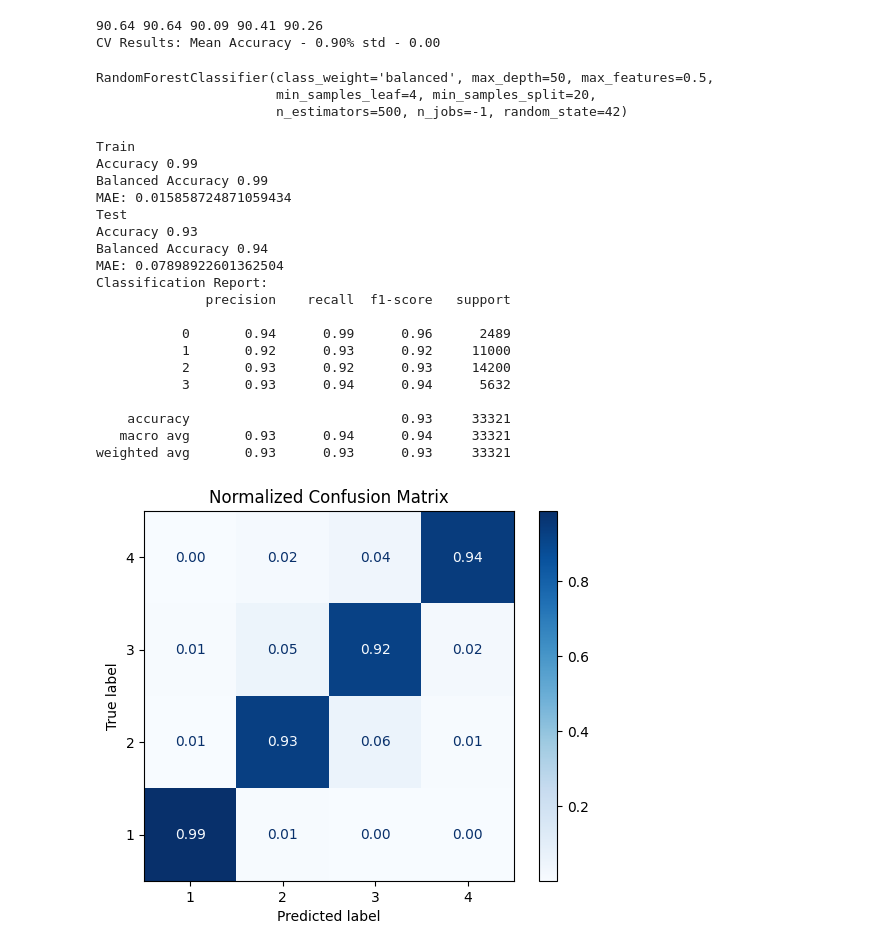
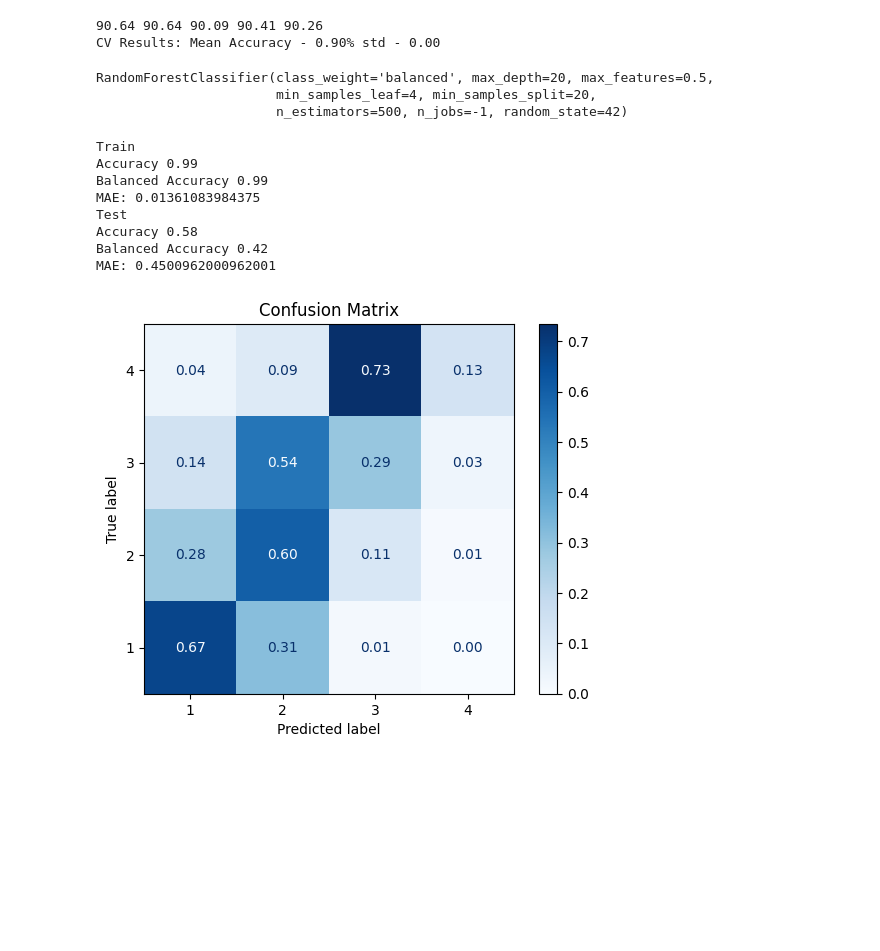
Before and after one commit to CanFam23/avy-forecasting, a Jupyter notebook: notebooks/model/forest.ipynb, the cells around one changed output. Drawn from its saved outputs; the diff is of its cells as text; code cells hidden in the pictures; blank space fills up the shorter version.

Commit message:
Retrain forest with fixed data

```diff
--- a/notebooks/model/forest.ipynb
+++ b/notebooks/model/forest.ipynb
@@ -34,8 +34,9 @@ seed = 42
 #     dff0 = pd.concat([dff0, df])
 # print(dff0.shape)
 
-dff0 = pd.read_csv("../../data/training_combined/training_combined_3.csv")
-# dff0 = dff0[dff0['slope_angle'] > 0] # Removing flat slopes increases accuracy by about 6 percent
+dff0 = pd.read_csv("../../data/training_combined/training_combined_5.csv")
+dff0['date'] = pd.to_datetime(dff0['date'])
+dff0 = dff0[dff0['slope_angle'] > 0] # Removing flat slopes increases accuracy by about 6 percent
 
 danger_levels = pd.read_csv("../../../data/FAC/FAC_Danger_rating_zone_elv.csv")
 danger_levels['date'] = pd.to_datetime(danger_levels['date'])
@@ -51,10 +52,20 @@ exclude_cols = ['date','id_x','slope_azi', 'danger_level','altitude','slope_angl
 #     change_danger=True,
 #     exclude_cols=['date','id','id_x','slope_azi', 'danger_level','altitude','slope_angle','forecast_zone_id','elevation_band','lat', 'lon', 'zone_name', 'geometry'])
 
-X = dff0.loc[:, ~dff0.columns.isin(exclude_cols)].copy(deep=True)
-y = dff0['danger_level']
+# X = dff0.loc[:, ~dff0.columns.isin(exclude_cols)].copy(deep=True)
+# y = dff0['danger_level']
+# excluded_cols = dff0.loc[:, dff0.columns.isin(exclude_cols)].copy(deep=True)
 
-X_train, X_test, y_train, y_test = train_test_split(X,y, test_size=0.3, random_state=seed)
+# X_train, X_test, y_train, y_test = train_test_split(X,y, test_size=0.3, random_state=seed, stratify=y)
+
+train_set = dff0[dff0['date'] < pd.Timestamp(year=2024, month=10, day=1)]
+test_set = dff0[dff0['date'] >= pd.Timestamp(year=2024, month=10, day=1)]
+
+X_train = train_set.loc[:, ~train_set.columns.isin(exclude_cols)].copy()
+X_test  = test_set.loc[:, ~test_set.columns.isin(exclude_cols)].copy()
+
+y_train = train_set['danger_level']
+y_test = test_set['danger_level']
 # %%
 # Params found from tuning
 # {'class_weight': 'balanced',
@@ -66,16 +77,13 @@ X_train, X_test, y_train, y_test = train_test_split(X,y, test_size=0.3, random_s
 
 
 rf = RandomForestClassifier(random_state=seed, n_jobs=-1,
-                            max_depth=50,
+                            max_depth=20,
                             max_features=0.5,
                             min_samples_leaf=4,
                             min_samples_split=20,
                             n_estimators=500,
                             class_weight='balanced'
                            )
-
-# with open("../../data/models/best_model_3.pkl", "rb") as file:
-#     rf = pickle.load(file)
 # %%
 cv = cross_val_score(rf, X_train,y_train,cv=5,n_jobs=-1)
 # %%
@@ -89,35 +97,24 @@ CV Results: Mean Accuracy - 0.90% std - 0.00
 # %%
 rf.fit(X_train, y_train)
 # %% [output]
-RandomForestClassifier(class_weight='balanced', max_depth=50, max_features=0.5,
+RandomForestClassifier(class_weight='balanced', max_depth=20, max_features=0.5,
                        min_samples_leaf=4, min_samples_split=20,
                        n_estimators=500, n_jobs=-1, random_state=42)
 # %%
 y_pred = rf.predict(X_test)
 
 print("Train")
 eval_model(y_train, rf.predict(X_train))
 
 print("Test")
-eval_model(y_test, y_pred, plot=True, norm=True, cr=True)
+eval_model(y_test, y_pred, plot=True, norm=True)
 # %% [output]
 Train
 Accuracy 0.99
 Balanced Accuracy 0.99
-MAE: 0.015858724871059434
+MAE: 0.01361083984375
 Test
-Accuracy 0.93
-Balanced Accuracy 0.94
-MAE: 0.07898922601362504
-Classification Report:
-              precision    recall  f1-score   support
-
-           0       0.94      0.99      0.96      2489
-           1       0.92      0.93      0.92     11000
-           2       0.93      0.92      0.93     14200
-           3       0.93      0.94      0.94      5632
-
-    accuracy                           0.93     33321
-   macro avg       0.93      0.94      0.94     33321
-weighted avg       0.93      0.93      0.93     33321
+Accuracy 0.58
+Balanced Accuracy 0.42
+MAE: 0.4500962000962001
-[figure, old version]
+[figure, new version]
```
Also changed, not shown: parts of 6 cells of this notebook.
